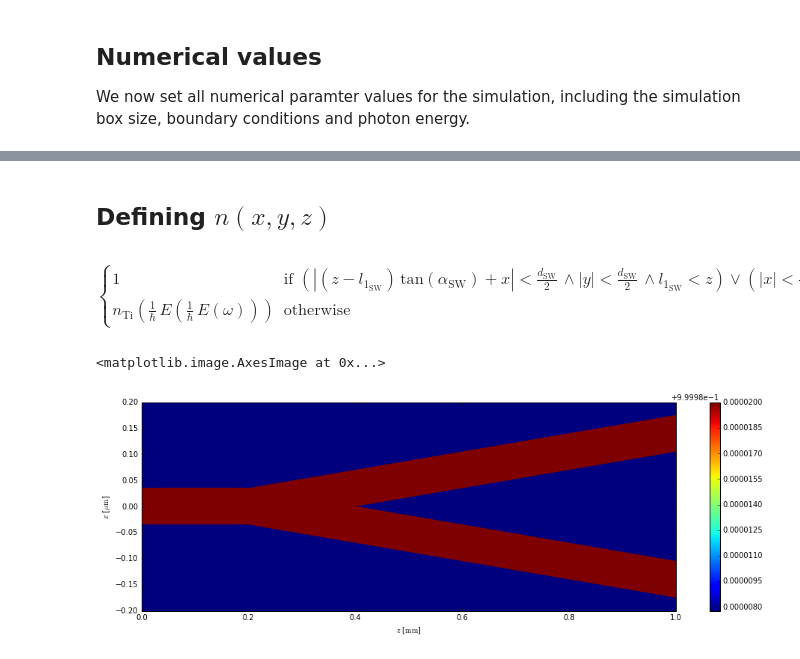
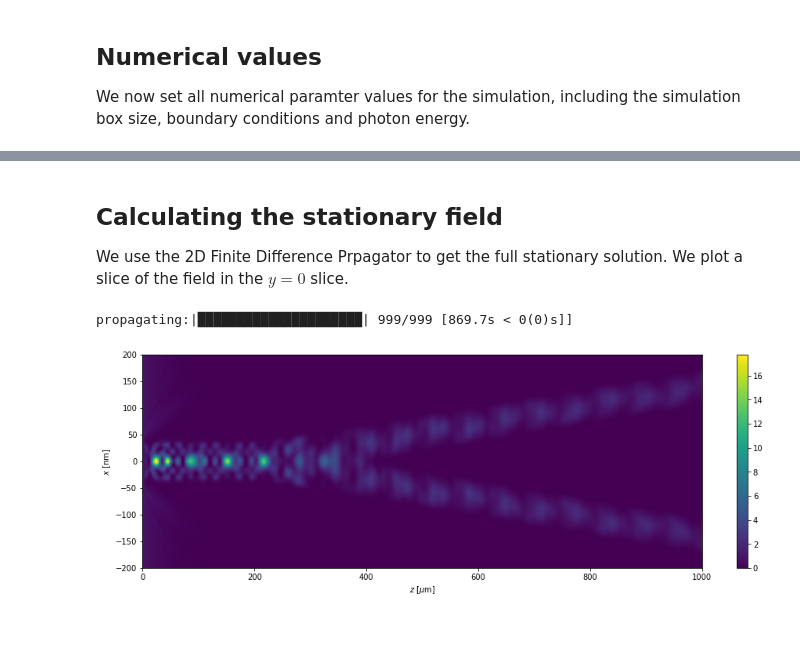
Before and after one commit to TheLartians/PyPropagate, a Jupyter notebook: notebooks/Examples/Split Waveguide.ipynb, the cells around one changed output, grey strips where cells are left out. Saved outputs shown, nothing was run; the diff lists cells and outputs as text; code cells hidden in the pictures; blank space fills up the shorter version.

```diff
--- a/notebooks/Examples/Split Waveguide.ipynb
+++ b/notebooks/Examples/Split Waveguide.ipynb
@@ -7,5 +8,5 @@ from pypropagate import *
 ## Setting up the propagators
 We create a settings object to store the propagator settings.
 # %%
-settings = presets.create_paraxial_wave_equation_settings()
+settings = presets.settings.create_paraxial_wave_equation_settings()
 # %% [markdown]
@@ -38 +58,5 @@ We now set all numerical paramter values for the simulation, including the simul
+# %% [markdown]
+## Calculating the stationary field
+We use the 2D Finite Difference Prpagator to get the full stationary solution.
+We plot a slice of the field in the $y = 0$ slice.
 # %%
@@ -49,12 +64,6 @@ sw.alpha = 0.01 * units.degrees
-# %% [markdown]
-## Defining $n(x,y,z)$
-# %%
-settings.get(settings.wave_equation.n)
-# %% [output]
-$$\begin{cases} 1 & \text{if } \left( \left| \left( z-{l}_{{1}_{\text{SW} } }  \right) \, \text{tan}  \mathopen{} \left({\alpha }_{\text{SW} }  \right) \mathclose{} +x \right| < \frac{{d}_{\text{SW} } }{2} \,  \land \left| y \right| < \frac{{d}_{\text{SW} } }{2} \,  \land {l}_{{1}_{\text{SW} } }  < z \right) \lor \left( \left| x \right| < \frac{{d}_{\text{SW} } }{2} \,  \land \left| y \right| < \frac{{d}_{\text{SW} } }{2} \,  \land z\le {l}_{{1}_{\text{SW} } }  \right) \lor \left( \left| x-\left( z-{l}_{{1}_{\text{SW} } }  \right) \, \text{tan}  \mathopen{} \left({\alpha }_{\text{SW} }  \right) \mathclose{}  \right| < \frac{{d}_{\text{SW} } }{2} \,  \land \left| y \right| < \frac{{d}_{\text{SW} } }{2} \,  \land {l}_{{1}_{\text{SW} } }  < z \right)  \\ {n}_{\text{Ti} }  \mathopen{} \left(\frac{1}{\hbar } \, E \mathopen{} \left(\frac{1}{\hbar } \, E \mathopen{} \left(\omega  \right) \mathclose{}   \right) \mathclose{}   \right) \mathclose{}  & \text{otherwise }  \end{cases}$$
 # %%
-%matplotlib inline
-plot(expression_to_array(settings.wave_equation.n.subs(s.y,0),settings)[-0.2*units.um:0.2*units.um],figsize=(16,5))
+propagator = propagators.FiniteDifferences3D(settings)
+plot(propagator.run_slice()[-0.2*units.um:0.2*units.um,0,::1*units.um],figsize=(16,5));
 # %% [output]
-<matplotlib.image.AxesImage at 0x...>
+propagating:|█████████████████████| 999/999 [869.7s < 0(0)s]]
-[figure, old version]
+[figure, new version]
```
Also changed, not shown: parts of 16 cells of this notebook, 8 other files.
